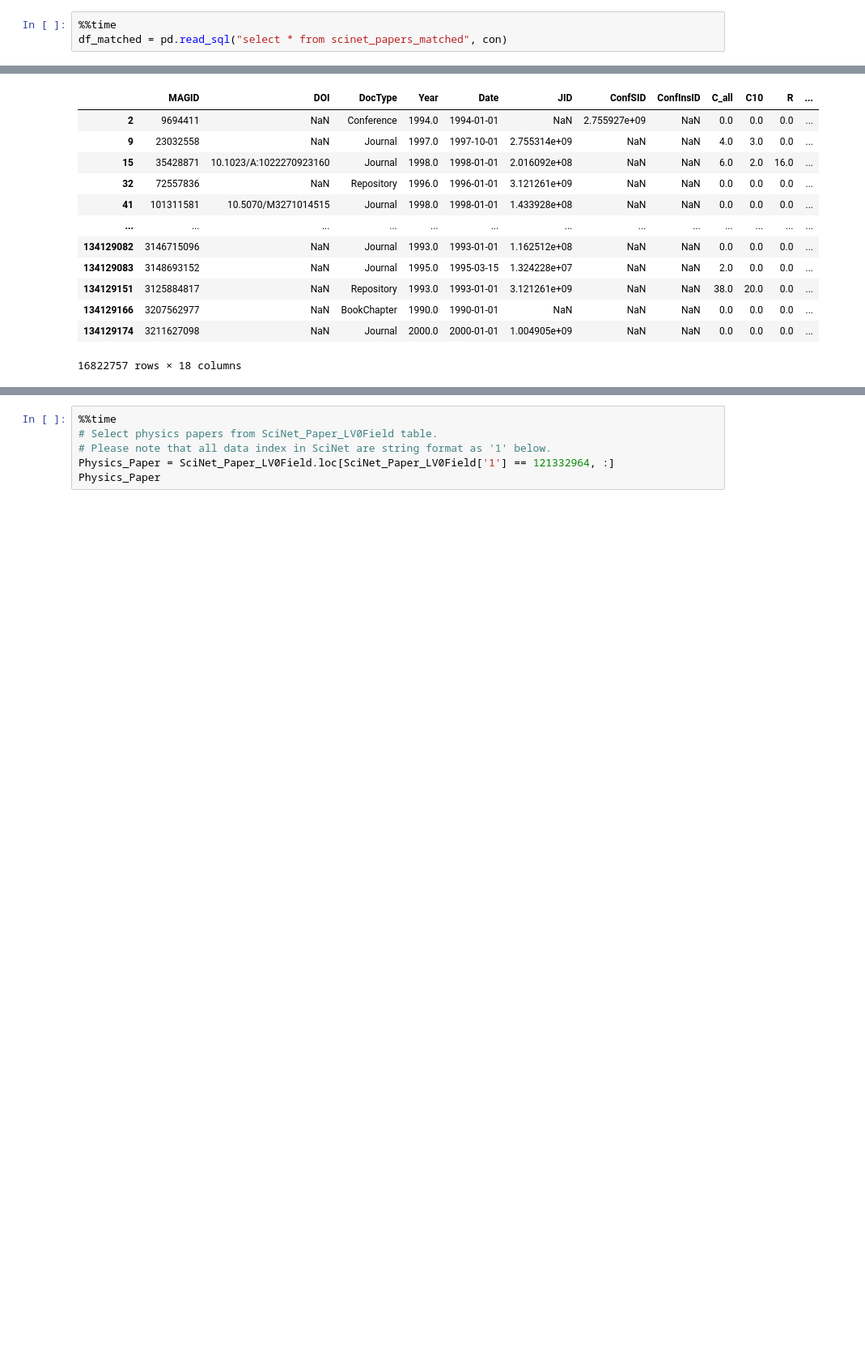
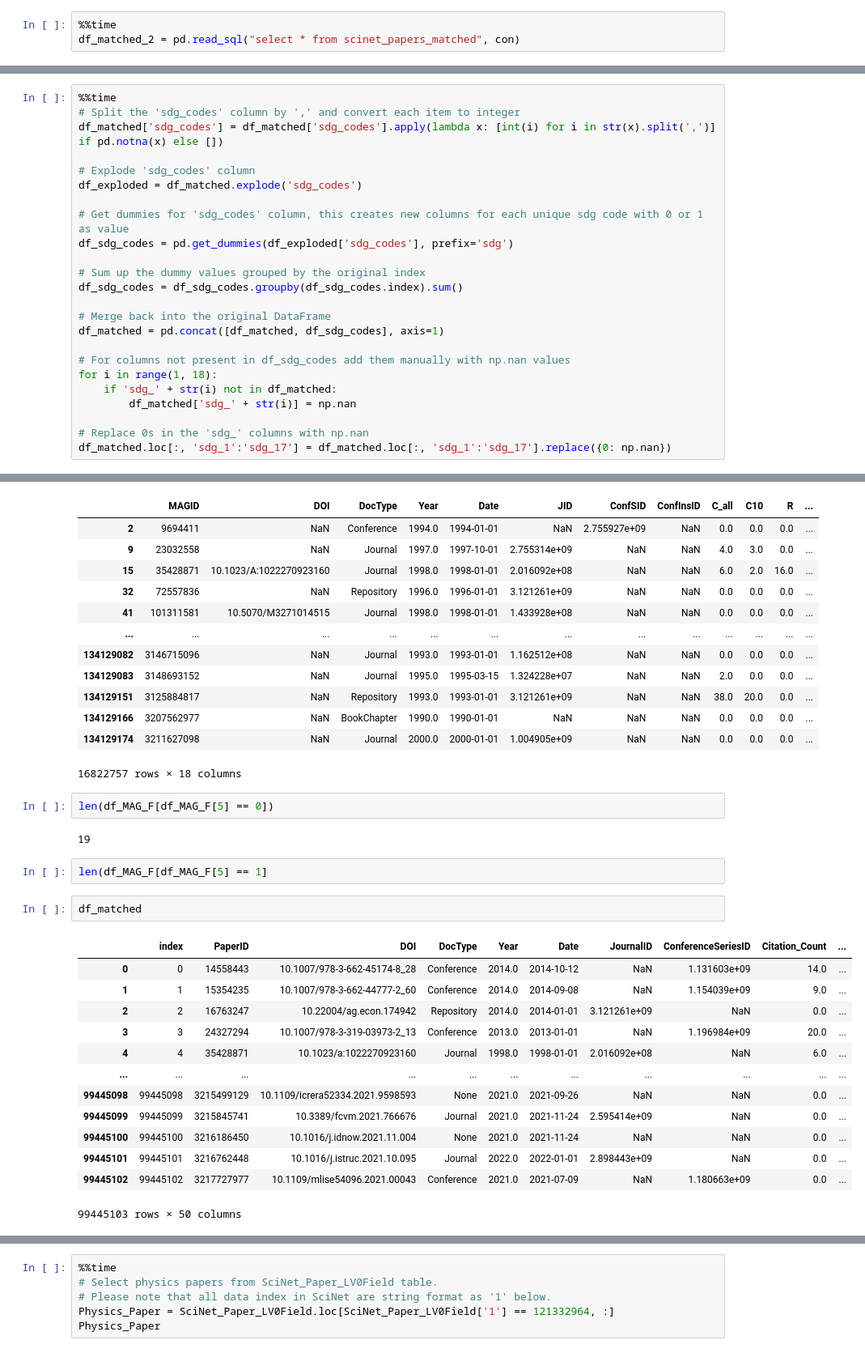
Before and after one commit to JiHaeChoi/SDG, a Jupyter notebook: Analysis.ipynb, the cells around one changed output, grey strips where cells are left out. Shown at 81% size. Drawn from its saved outputs; the diff is of its cells as text; blank space fills up the shorter version.

```diff
--- a/Analysis.ipynb
+++ b/Analysis.ipynb
@@ -40,4 +41,4 @@ cur.execute("PRAGMA table_info('scinet_papers_matched')").fetchall()
  (32, 'fem_ratio', 'REAL', 0, None, 0)]
 # %%
 %%time
-df_matched = pd.read_sql("select * from scinet_papers_matched", con)
+df_matched_2 = pd.read_sql("select * from scinet_papers_matched", con)
@@ -55,0 +53,24 @@ df_matched.head()
+# %%
+%%time
+# Split the 'sdg_codes' column by ',' and convert each item to integer
+df_matched['sdg_codes'] = df_matched['sdg_codes'].apply(lambda x: [int(i) for i in str(x).split(',')] if pd.notna(x) else [])
+
+# Explode 'sdg_codes' column
+df_exploded = df_matched.explode('sdg_codes')
+
+# Get dummies for 'sdg_codes' column, this creates new columns for each unique sdg code with 0 or 1 as value
+df_sdg_codes = pd.get_dummies(df_exploded['sdg_codes'], prefix='sdg')
+
+# Sum up the dummy values grouped by the original index
+df_sdg_codes = df_sdg_codes.groupby(df_sdg_codes.index).sum()
+
+# Merge back into the original DataFrame
+df_matched = pd.concat([df_matched, df_sdg_codes], axis=1)
+
+# For columns not present in df_sdg_codes add them manually with np.nan values
+for i in range(1, 18):
+    if 'sdg_' + str(i) not in df_matched:
+        df_matched['sdg_' + str(i)] = np.nan
+
+# Replace 0s in the 'sdg_' columns with np.nan
+df_matched.loc[:, 'sdg_1':'sdg_17'] = df_matched.loc[:, 'sdg_1':'sdg_17'].replace({0: np.nan})
@@ -555,3 +677,25 @@ Wall time: 13 s
 | 134129166 | 3207562977 | NaN | BookChapter | 1990.0 | 1990-01-01 | NaN | NaN | NaN | 0.0 | 0.0 | 0.0 | ... |
 | 134129174 | 3211627098 | NaN | Journal | 2000.0 | 2000-01-01 | 1.004905e+09 | NaN | NaN | 0.0 | 0.0 | 0.0 | ... |
 16822757 rows × 18 columns
+# %%
+len(df_MAG_F[df_MAG_F[5] == 0])
+# %% [output]
+19
+# %%
+len(df_MAG_F[df_MAG_F[5] == 1]
+# %%
+df_matched
+# %% [output]
+|  | index | PaperID | DOI | DocType | Year | Date | JournalID | ConferenceSeriesID | Citation_Count | ... |
+| 0 | 0 | 14558443 | 10.1007/978-3-662-45174-8_28 | Conference | 2014.0 | 2014-10-12 | NaN | 1.131603e+09 | 14.0 | ... |
+| 1 | 1 | 15354235 | 10.1007/978-3-662-44777-2_60 | Conference | 2014.0 | 2014-09-08 | NaN | 1.154039e+09 | 9.0 | ... |
+| 2 | 2 | 16763247 | 10.22004/ag.econ.174942 | Repository | 2014.0 | 2014-01-01 | 3.121261e+09 | NaN | 0.0 | ... |
+| 3 | 3 | 24327294 | 10.1007/978-3-319-03973-2_13 | Conference | 2013.0 | 2013-01-01 | NaN | 1.196984e+09 | 20.0 | ... |
+| 4 | 4 | 35428871 | 10.1023/a:1022270923160 | Journal | 1998.0 | 1998-01-01 | 2.016092e+08 | NaN | 6.0 | ... |
+| ... | ... | ... | ... | ... | ... | ... | ... | ... | ... | ... |
+| 99445098 | 99445098 | 3215499129 | 10.1109/icrera52334.2021.9598593 | None | 2021.0 | 2021-09-26 | NaN | NaN | 0.0 | ... |
+| 99445099 | 99445099 | 3215845741 | 10.3389/fcvm.2021.766676 | Journal | 2021.0 | 2021-11-24 | 2.595414e+09 | NaN | 0.0 | ... |
+| 99445100 | 99445100 | 3216186450 | 10.1016/j.idnow.2021.11.004 | None | 2021.0 | 2021-11-24 | NaN | NaN | 0.0 | ... |
+| 99445101 | 99445101 | 3216762448 | 10.1016/j.istruc.2021.10.095 | Journal | 2022.0 | 2022-01-01 | 2.898443e+09 | NaN | 0.0 | ... |
+| 99445102 | 99445102 | 3217727977 | 10.1109/mlise54096.2021.00043 | Conference | 2021.0 | 2021-07-09 | NaN | 1.180663e+09 | 0.0 | ... |
+99445103 rows × 50 columns
```
Also changed, not shown: parts of 25 cells of this notebook, 2 other files.
